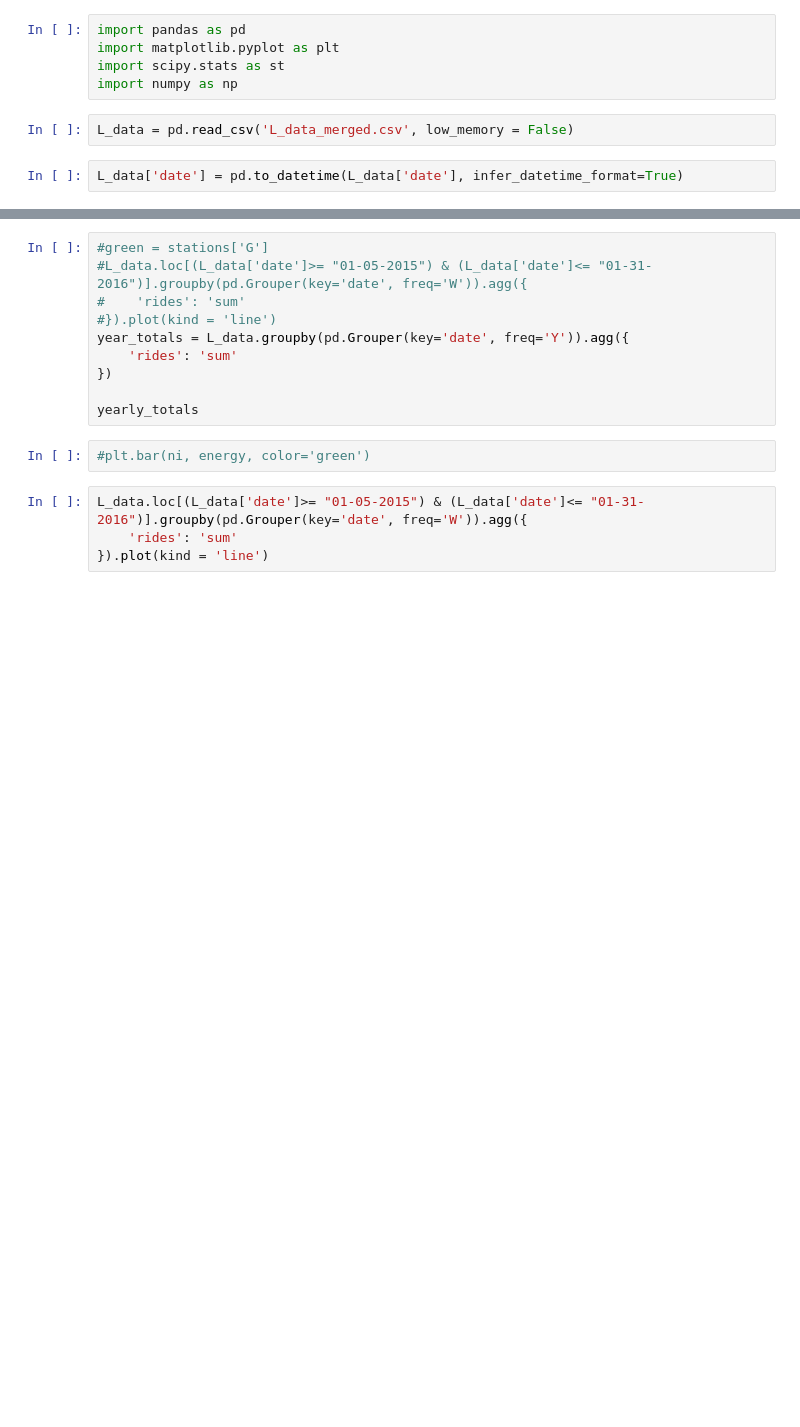
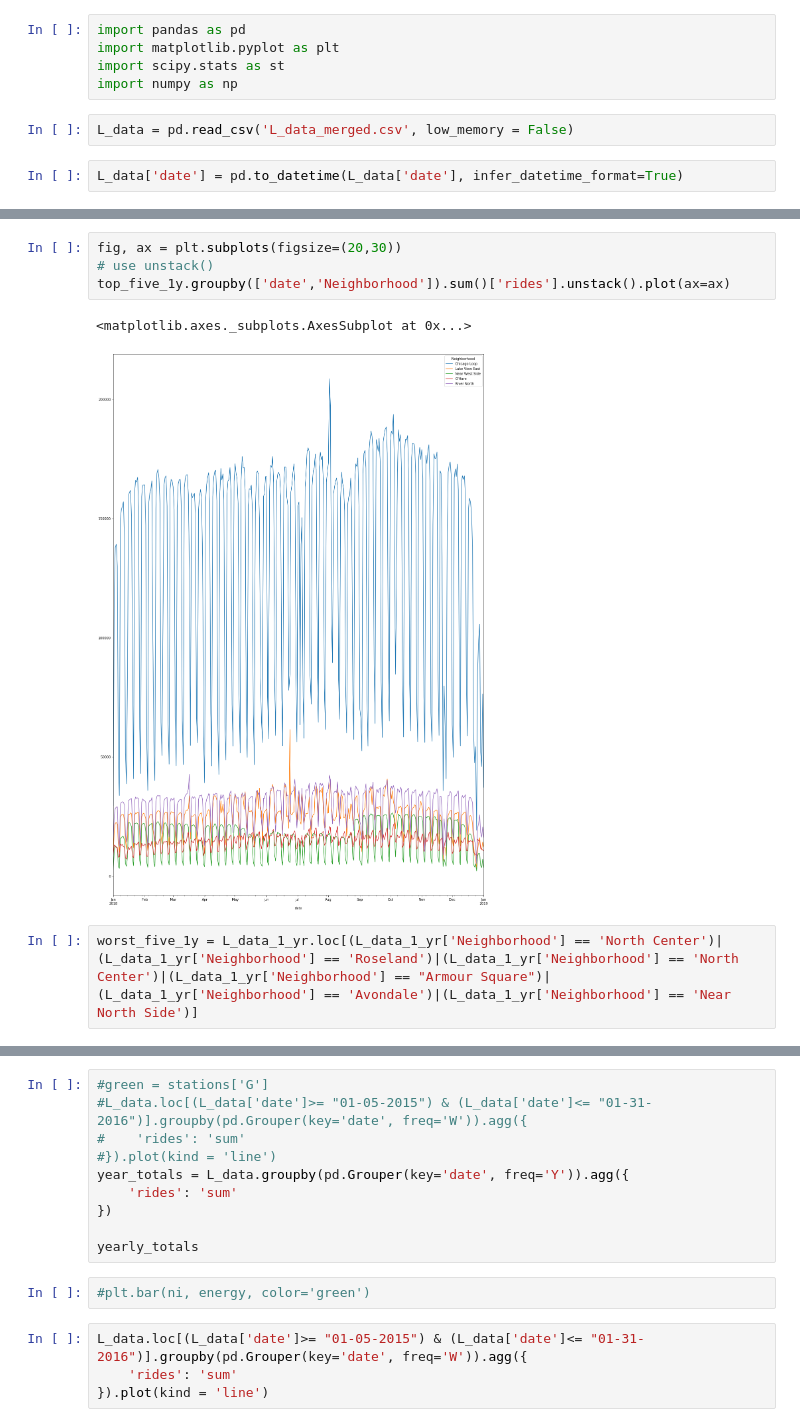
Before and after one commit to cdfencing/Project-I, a Jupyter notebook: neighborhoods.ipynb, the cells around one changed output, grey strips where cells are left out. Saved outputs shown, nothing was run; the diff lists cells and outputs as text; blank space fills up the shorter version.

```diff
--- a/neighborhoods.ipynb
+++ b/neighborhoods.ipynb
@@ -74,0 +154,9 @@ cl
+# %%
+fig, ax = plt.subplots(figsize=(20,30))
+# use unstack()
+top_five_1y.groupby(['date','Neighborhood']).sum()['rides'].unstack().plot(ax=ax)
+# %% [output]
+<matplotlib.axes._subplots.AxesSubplot at 0x...>
+[figure, added]
+# %%
+worst_five_1y = L_data_1_yr.loc[(L_data_1_yr['Neighborhood'] == 'North Center')|(L_data_1_yr['Neighborhood'] == 'Roseland')|(L_data_1_yr['Neighborhood'] == 'North Center')|(L_data_1_yr['Neighborhood'] == "Armour Square")|(L_data_1_yr['Neighborhood'] == 'Avondale')|(L_data_1_yr['Neighborhood'] == 'Near North Side')]
```
Also changed, not shown: parts of 38 cells of this notebook.
